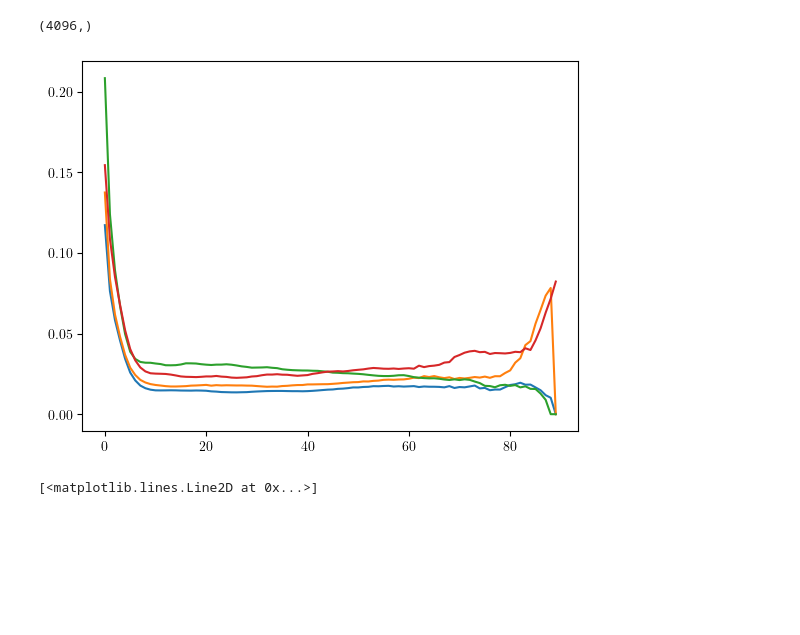
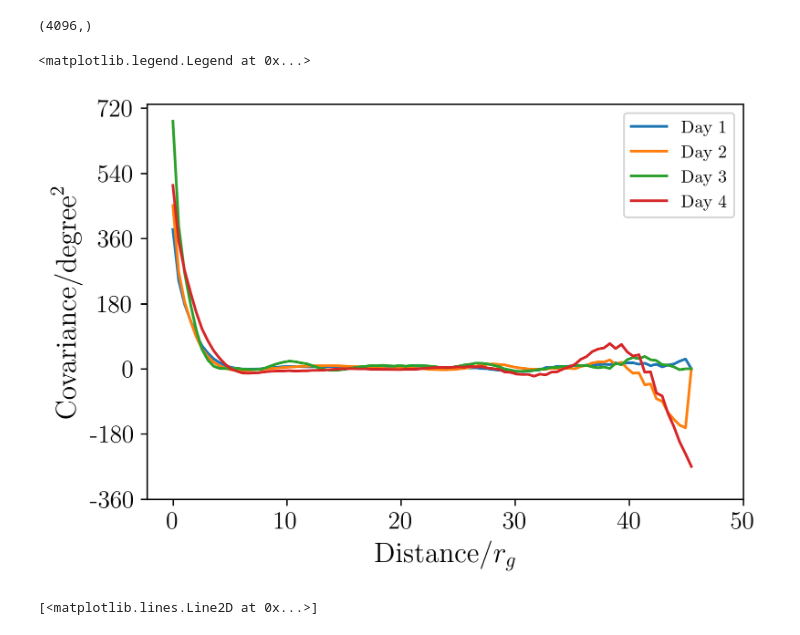
Before and after one commit to ProjectEHT-PKU/EHT-axion-pixel-by-pixel-analysis, a Jupyter notebook: Plot/eht-imaging.ipynb, the cells around one changed output. Cells and saved outputs as stored; diff of their text form; code cells hidden in the pictures; blank space fills up the shorter version.

```diff
--- a/Plot/eht-imaging.ipynb
+++ b/Plot/eht-imaging.ipynb
@@ -322,6 +324,7 @@ cor_data[0].shape
 import numpy as np
 
 # --- Function to compute (distance, covariance) pairs from a 4096×4096 cor matrix ---
+rg_per_pixel = 0.51073125
 
 
 def cor_to_distance_cov_matrix(cor, H=64, W=64):
@@ -346,36 +349,58 @@ def cor_to_distance_cov_matrix(cor, H=64, W=64):
     # Flatten
     dist_flat = dist_mat.reshape(-1)
     cor_flat = cor.reshape(-1)
 
     # Combine into (2, N*N)
     result = np.vstack([dist_flat, cor_flat])
     return result
 
 
+fig, ax = plt.subplots(figsize=(6, 4), dpi=300)
 for day in range(4):
-    result = cor_to_distance_cov_matrix(np.abs(theta_cor[day]))
+    # result = cor_to_distance_cov_matrix(np.abs(theta_cor[day]))
+    result = cor_to_distance_cov_matrix(theta_cor[day])
     dist = result[0]
     cov = result[1]
     dist_int = np.rint(dist).astype(int)
     max_d = dist_int.max()
 
     sum_cov = np.zeros(max_d + 1, dtype=np.float64)
     count = np.zeros(max_d + 1, dtype=np.int64)
 
     for d, v in zip(dist_int, cov):
         if np.isfinite(v):
             sum_cov[d] += v
             count[d] += 1
 
     avg_cov = np.zeros_like(sum_cov)
     mask = count > 0
     avg_cov[mask] = sum_cov[mask] / count[mask]
 
     # Smoothed result as a 2×N array (distance, avg_cov)
     smoothed = np.vstack([np.arange(max_d + 1), avg_cov])
-    plt.plot(smoothed[0], smoothed[1])
+    ax.plot(smoothed[0], smoothed[1], label=f"Day {day+1}")
+
+label_size = 16  # 控制横纵坐标名字的大小
+tick_size = 14  # 控制坐标轴数字的大小
+# ax.set_xlim(0, max_d)
+ax.set_xticks(np.asarray([0, 10, 20, 30, 40, 50]) / rg_per_pixel)
+ax.set_xticklabels(np.asarray([0, 10, 20, 30, 40, 50]))
+
+
+ax.set_yticks(
+    np.asarray([-360, -180, 0, 180, 360, 540, 720]) / 180 / 180 * np.pi * np.pi
+)
+ax.set_yticklabels(np.asarray([-360, -180, 0, 180, 360, 540, 720]))
+
+ax.set_xlabel("Distance/$r_g$", fontsize=label_size)  # 横坐标名字
+ax.set_ylabel("Covariance/$\mathrm{degree}^2$", fontsize=label_size)  # 纵坐标名字
+
+# 设置坐标轴刻度数字的大小
+ax.tick_params(axis="both", which="major", labelsize=tick_size)
+ax.legend()
 # %% [output]
+<matplotlib.legend.Legend at 0x...>
-[figure, old version]
+[figure, new version]
 # %%
 # %% [output]
 [<matplotlib.lines.Line2D at 0x...>]
```
Also changed, not shown: parts of 2 cells of this notebook, 4 other files.
